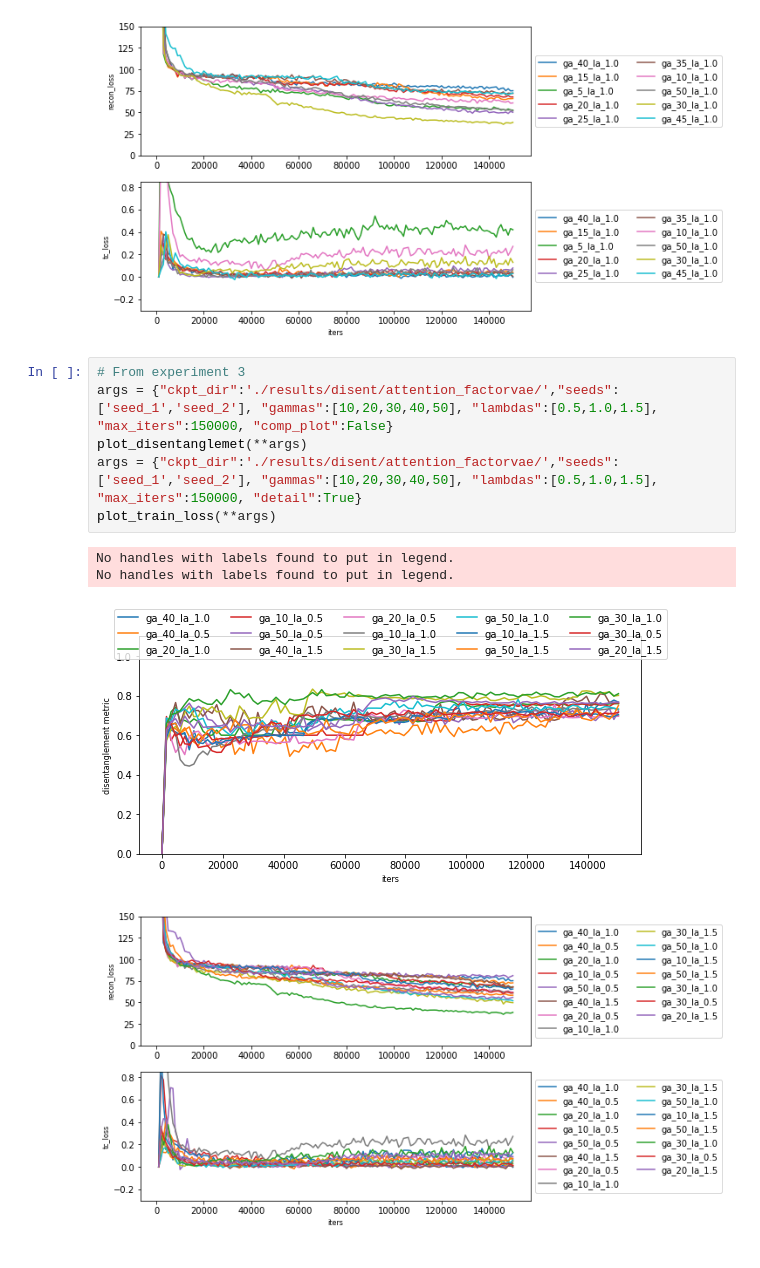
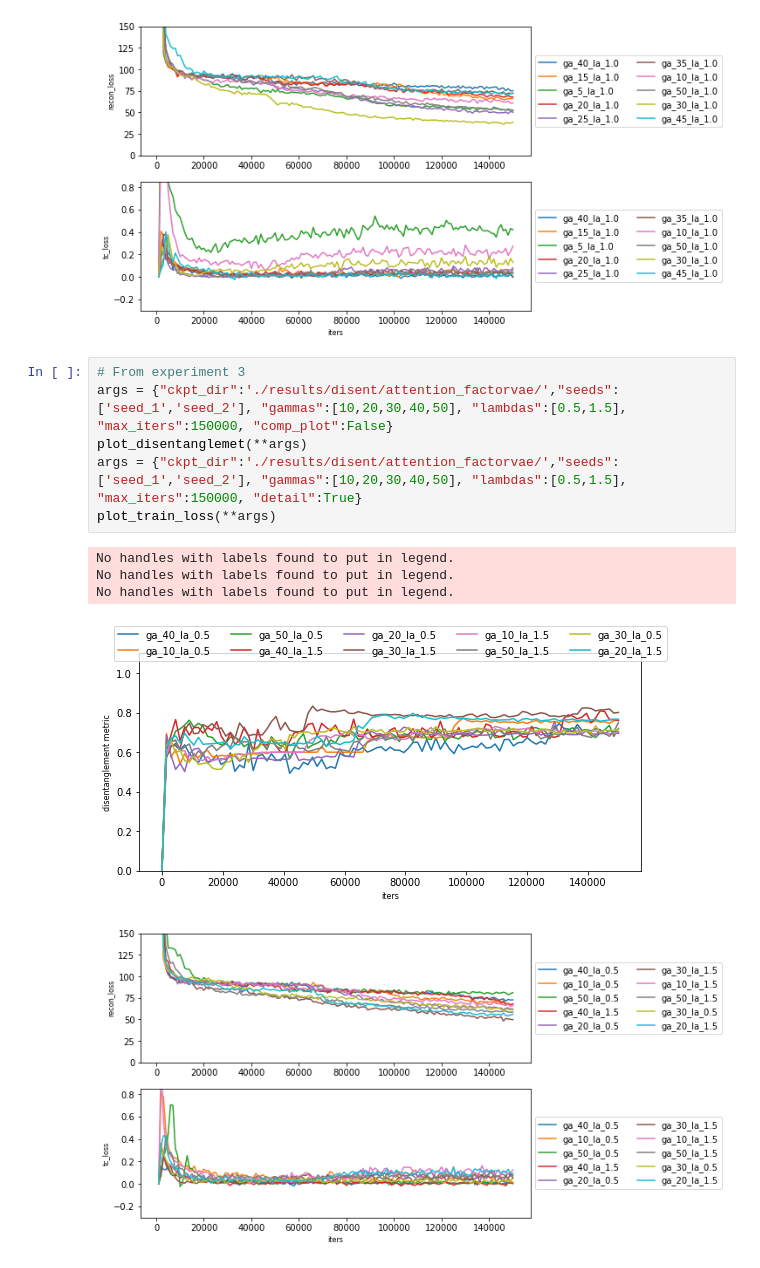
Before and after one commit to Carmoondedraak/FACT-2021, a Jupyter notebook: visually_explanable.ipynb, the cells around one changed output. Cells and saved outputs as stored; diff of their text form.

```diff
--- a/visually_explanable.ipynb
+++ b/visually_explanable.ipynb
@@ -36,12 +39,13 @@ No handles with labels found to put in legend.
 [figure]
 # %%
 # From experiment 3
-args = {"ckpt_dir":'./results/disent/attention_factorvae/',"seeds":['seed_1','seed_2'], "gammas":[10,20,30,40,50], "lambdas":[0.5,1.0,1.5], "max_iters":150000, "comp_plot":False}
+args = {"ckpt_dir":'./results/disent/attention_factorvae/',"seeds":['seed_1','seed_2'], "gammas":[10,20,30,40,50], "lambdas":[0.5,1.5], "max_iters":150000, "comp_plot":False}
 plot_disentanglemet(**args)
-args = {"ckpt_dir":'./results/disent/attention_factorvae/',"seeds":['seed_1','seed_2'], "gammas":[10,20,30,40,50], "lambdas":[0.5,1.0,1.5], "max_iters":150000, "detail":True}
+args = {"ckpt_dir":'./results/disent/attention_factorvae/',"seeds":['seed_1','seed_2'], "gammas":[10,20,30,40,50], "lambdas":[0.5,1.5], "max_iters":150000, "detail":True}
 plot_train_loss(**args)
 # %% [output]
 No handles with labels found to put in legend.
 No handles with labels found to put in legend.
+No handles with labels found to put in legend.
-[figure, old version]
+[figure, new version]
-[figure, old version]
+[figure, new version]
```
Also changed, not shown: parts of 3 cells of this notebook, 1 other file.
